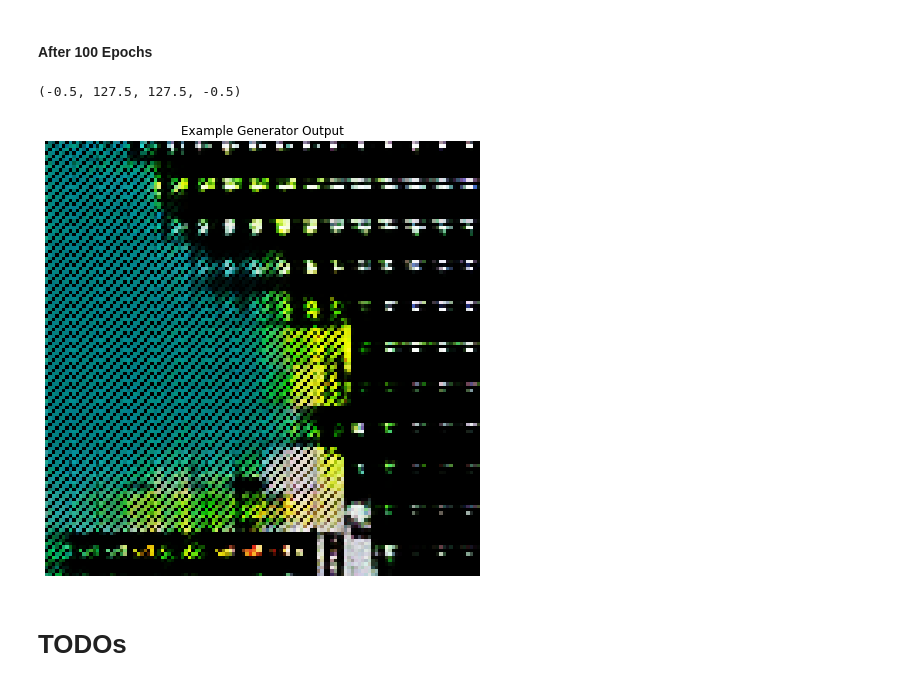
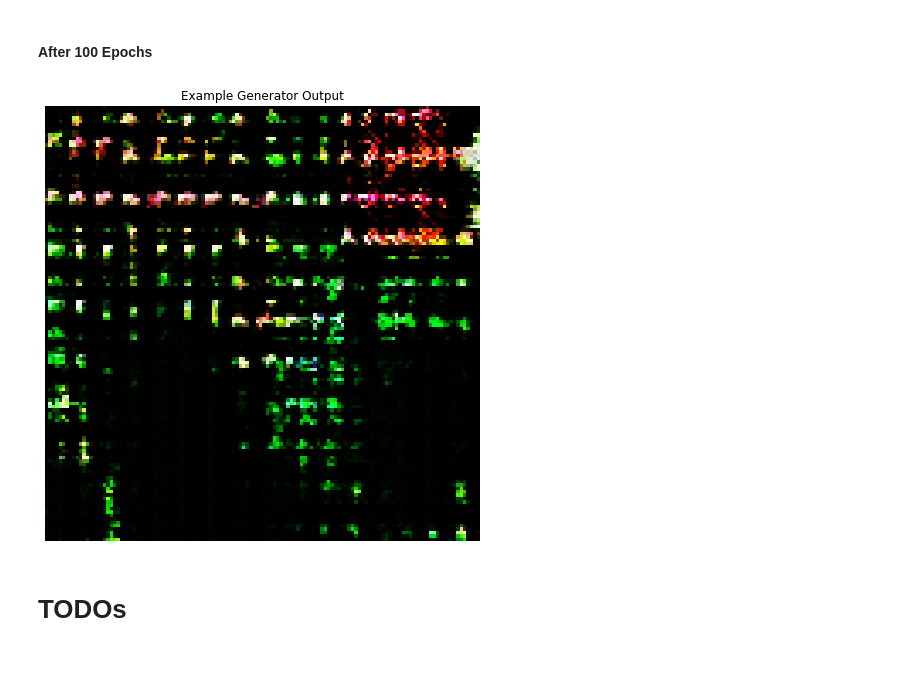
Before and after one commit to phi-0/masterthesis_gan_mapdesign, a Jupyter notebook: notebooks/V1.0/WGAN-GP-RUN08.ipynb, the cells around one changed output. Drawn from its saved outputs; the diff is of its cells as text; code cells hidden in the pictures.

```diff
--- a/notebooks/V1.0/WGAN-GP-RUN08.ipynb
+++ b/notebooks/V1.0/WGAN-GP-RUN08.ipynb
@@ -1079,36 +1080,37 @@ Epoch 42/200
 # %%
 # load generator
 '''
 generator.compile(optimizer=Adam(lr=0.0008), # per Foster, 2017 RMSprop(lr=0.0008)
                           loss=binary_crossentropy,
                           metrics=['accuracy'])
 generator = tf.keras.models.load_model('/data/output/models/dwarfganWGANGPR02/generator-2021-04-04_025322.h5')
 '''
 # generate new example of learned representation in latent space
 try:
     generator
 except NameError:
     #get latest generator model save file
     folder = pathlib.Path(f'{out_model_dir}/{model_name}')
     saves = list(folder.glob('generator*'))
     latest = max(saves, key=os.path.getctime)
     #load latest generator save file
     generator = tf.keras.models.load_model(latest)
 
-noise = np.random.normal(0, 1, (1, LATENT_DIM))
-res = np.array(generator(noise, training=False)).astype('uint8')
+noise = tf.random.normal(shape=(BATCH_SIZE, LATENT_DIM)) #changed self.num_img to BATCH_SIZE due to ATTENTION MECHANISM
+res = generator.predict(noise)
 
 #Rescale
-res = res.reshape((IMAGE_SIZE[0], IMAGE_SIZE[1], 3))
+for i, img in enumerate(res):
+    if i == 1:
+    #res = res.reshape((IMAGE_SIZE[0], IMAGE_SIZE[1], 3))
 
-# Visualize result
-plt.figure(figsize=(8, 8))
-plt.imshow(res)
-plt.title(f'Example Generator Output')
-plt.axis('off')
+    # Visualize result
+        plt.figure(figsize=(8, 8))
+        plt.imshow(img.astype('uint8'))
+        plt.title(f'Example Generator Output')
+        plt.axis('off')
 # %% [output]
-(-0.5, 127.5, 127.5, -0.5)
-[figure, old version]
+[figure, new version]
 # %% [markdown]
 # TODOs
 # %% [markdown]
```
Also changed, not shown: parts of 1 cell of this notebook.
